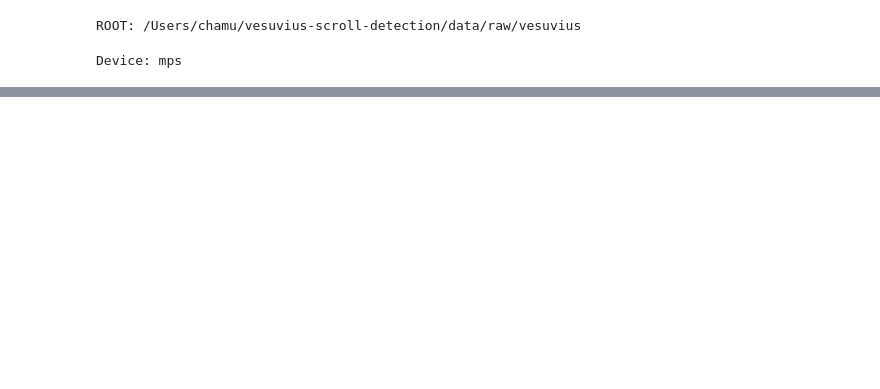
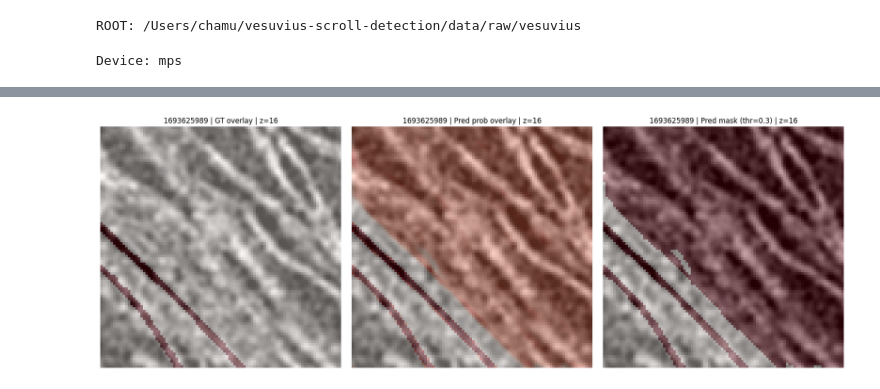
Before and after one commit to ChamuV/vesuvius-scroll-detection, a Jupyter notebook: notebooks/06_overfit_one_batch.ipynb, the cells around one changed output, grey strips where cells are left out. Saved outputs shown, nothing was run; the diff lists cells and outputs as text; code cells hidden in the pictures; blank space fills up the shorter version.

```diff
--- a/notebooks/06_overfit_one_batch.ipynb
+++ b/notebooks/06_overfit_one_batch.ipynb
@@ -30,3 +32,13 @@ device = torch.device("mps" if torch.backends.mps.is_available() else "cpu")
 print("Device:", device)
 # %% [output]
 Device: mps
+# %%
+# Overfit configuration
+batch_size = 1
+seed = 0
+n_overfit = 1
+epochs = 60
+lr = 3e-3
+
+PATCH = (32, 96, 96)
+print("PATCH:", PATCH)
@@ -32,0 +69,19 @@ Device: mps
+# %%
+# Overfit transform: deterministic
+tf = Compose([
+    CenterCrop3D(PATCH),
+    NormalizeVolume(eps=1e-6),
+])
+
+train_ds = SubsetWithTransform(train_subset, transform=tf)
+
+# Tiny overfit subset (train == val)
+tiny_ds = Subset(train_ds, list(range(n_overfit)))
+
+tiny_train_loader = DataLoader(tiny_ds, batch_size=batch_size, shuffle=True, num_workers=0)
+tiny_val_loader   = DataLoader(tiny_ds, batch_size=batch_size, shuffle=False, num_workers=0)
+
+imgs, masks, sids = next(iter(tiny_train_loader))
+print("imgs:", tuple(imgs.shape), imgs.dtype)
+print("masks:", tuple(masks.shape), masks.dtype, "unique:", torch.unique(masks))
+print("sids:", sids)
@@ -32,0 +92,5 @@ Device: mps
+# %%
+# Initialising model
+torch.manual_seed(seed)
+
+model = SmallUNet3D(in_channels=1, base_channels=8).to(device)
@@ -32,0 +132,10 @@ Device: mps
+# %%
+# Sanity visualisation
+sanity_visualization(
+    model,
+    tiny_val_loader,
+    device,
+    threshold=0.3,   # tweak freely
+)
+# %% [output]
+[figure, added]
```
Also changed, not shown: parts of 7 cells of this notebook, 8 other files.
